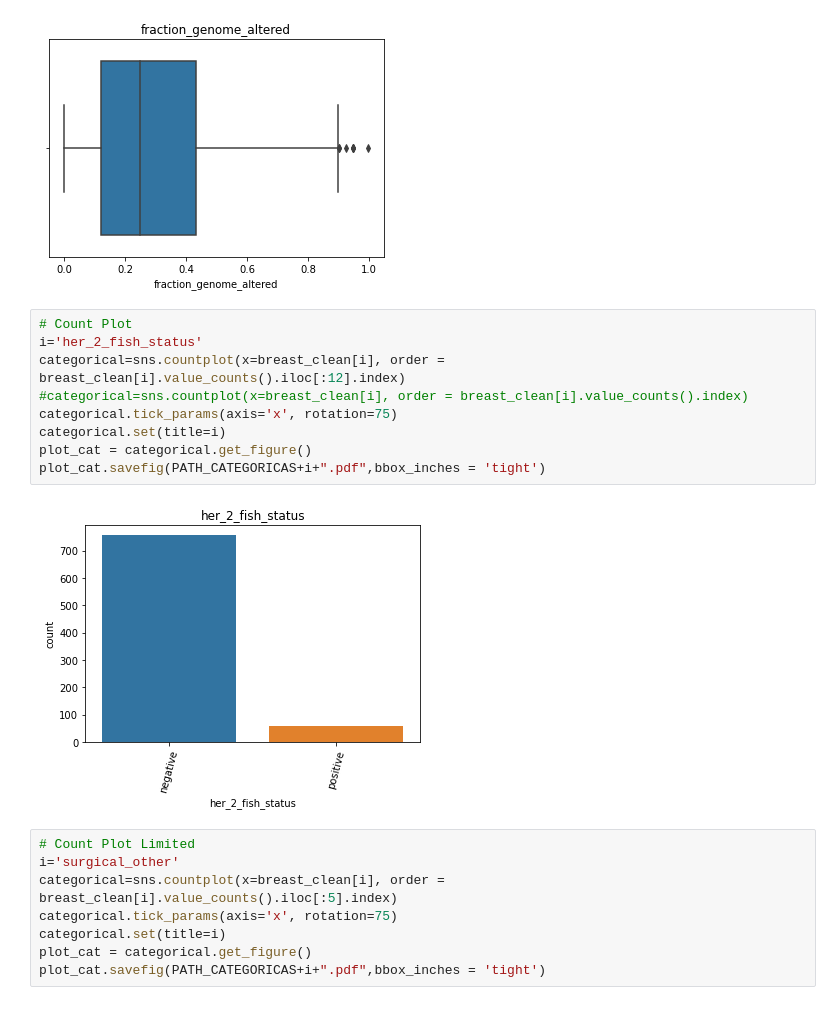
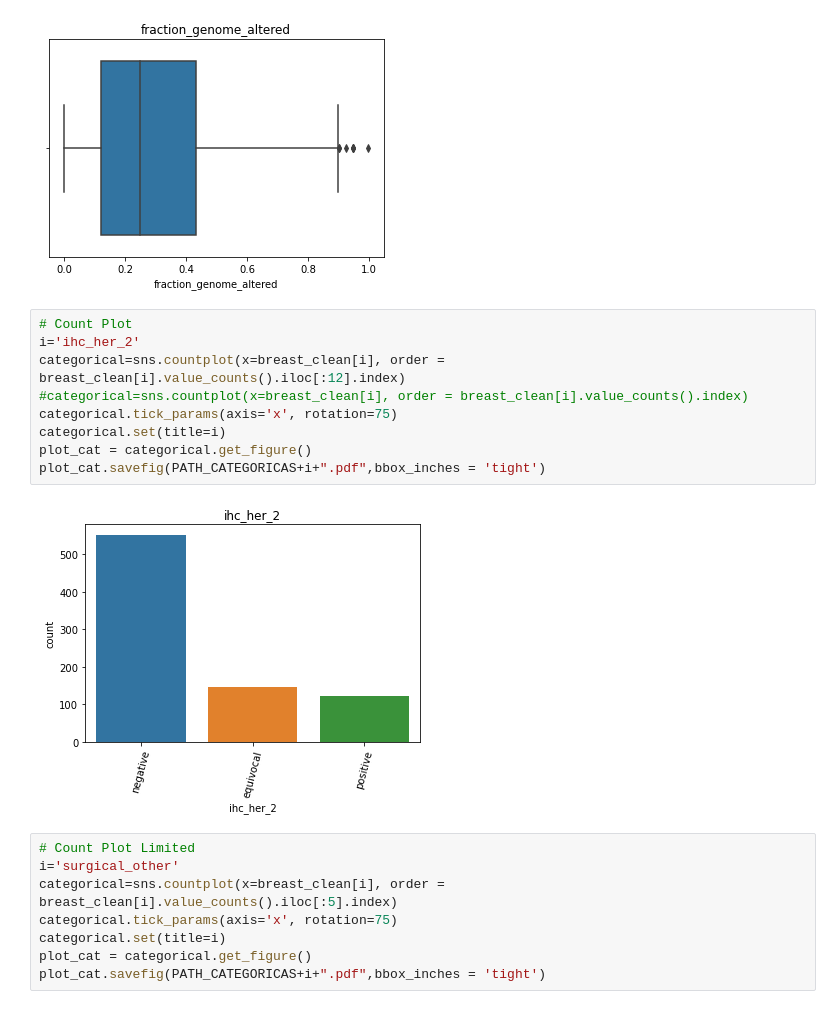
Before and after one commit to jamillan94/DSM-BCD, a Jupyter notebook: DSM-BCD/NOTEBOOK/8_EDA _SEABORN.ipynb, the cells around one changed output. Drawn from its saved outputs; the diff is of its cells as text.

```diff
--- a/DSM-BCD/NOTEBOOK/8_EDA _SEABORN.ipynb
+++ b/DSM-BCD/NOTEBOOK/8_EDA _SEABORN.ipynb
@@ -60,15 +57,15 @@ plot_num.savefig(PATH_NUMERICAS+i+".pdf",bbox_inches = 'tight')
 [figure]
 # %%
 # Count Plot
-i='her_2_fish_status'
+i='ihc_her_2'
 categorical=sns.countplot(x=breast_clean[i], order = breast_clean[i].value_counts().iloc[:12].index)
 #categorical=sns.countplot(x=breast_clean[i], order = breast_clean[i].value_counts().index)
 categorical.tick_params(axis='x', rotation=75)
 categorical.set(title=i)
 plot_cat = categorical.get_figure()
 plot_cat.savefig(PATH_CATEGORICAS+i+".pdf",bbox_inches = 'tight')
 # %% [output]
-[figure, old version]
+[figure, new version]
 # %%
 # Count Plot Limited
 i='surgical_other'
```
Also changed, not shown: parts of 1 cell of this notebook, 32 other files.
